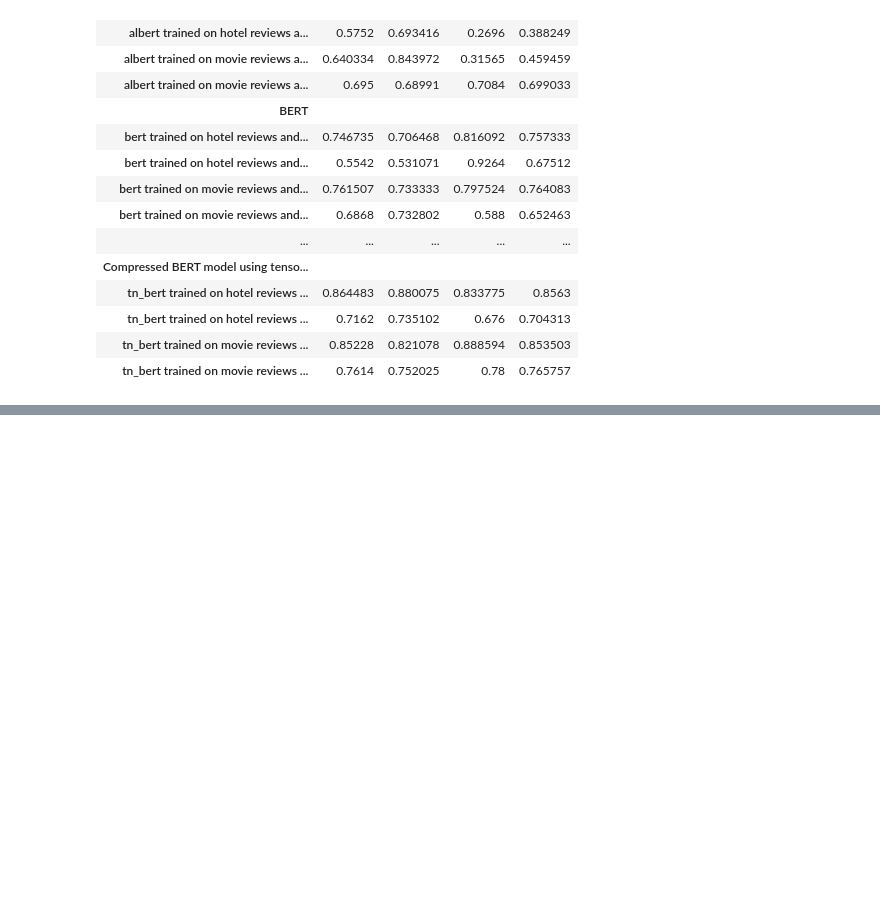
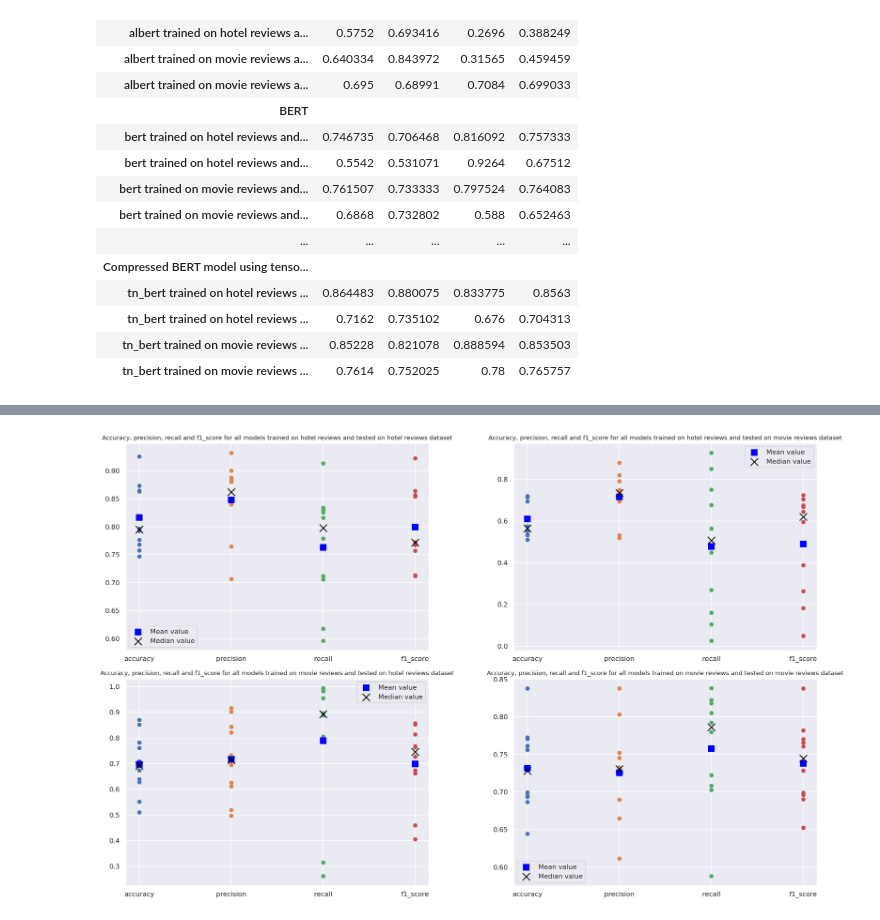
Before and after one commit to Oleg13Kopylov/comparing_datasets, a Jupyter notebook: df_with_all_models.ipynb, the cells around one changed output, grey strips where cells are left out. Cells and saved outputs as stored; diff of their text form; code cells hidden in the pictures; blank space fills up the shorter version.

```diff
--- a/df_with_all_models.ipynb
+++ b/df_with_all_models.ipynb
@@ -347,0 +400,25 @@ df_with_all_models
+# %%
+fig, axes = plt.subplots(2, 2, figsize=(18, 11))
+for i in range(2):
+    for j in range(2):
+        df_cur = df_with_all_models[df_with_all_models.index.str.contains('trained on ' + dataset_names[i] +
+                                                                          ' reviews and tested on ' + dataset_names[j] + ' reviews dataset') == True]
+        axes[i, j].scatter(x=['accuracy'] * len(df_cur.accuracy), y=df_cur.accuracy)
+        axes[i, j].scatter(x=['precision'] * len(df_cur.precision), y=df_cur.precision)
+        axes[i, j].scatter(x=['recall'] * len(df_cur.recall), y=df_cur.recall)
+        axes[i, j].scatter(x=['f1_score'] * len(df_cur.f1_score), y=df_cur.f1_score)
+        axes[i, j].scatter(x=['accuracy', 'precision', 'recall', 'f1_score'],
+                           y=[df_cur.accuracy.mean(), df_cur.precision.mean(), df_cur.recall.mean(), df_cur.f1_score.mean()],
+                           color='blue', marker='s', s=100, label='Mean value')
+        axes[i, j].scatter(x=['accuracy', 'precision', 'recall', 'f1_score'],
+                    y=[df_cur.accuracy.median(), df_cur.precision.median(), df_cur.recall.median(), df_cur.f1_score.median()],
+                    color='black', marker='x', s=150, label='Median value')
+        axes[i, j].set_title("Accuracy, precision, recall and f1_score for all models "
+                             +'trained on ' + dataset_names[i] +' reviews and tested on '
+                              + dataset_names[j] + ' reviews dataset', fontsize=10)
+        axes[i, j].legend()
+fig.tight_layout()
+
+plt.show()
+# %% [output]
+[figure, added]
```
Also changed, not shown: parts of 15 cells of this notebook.
